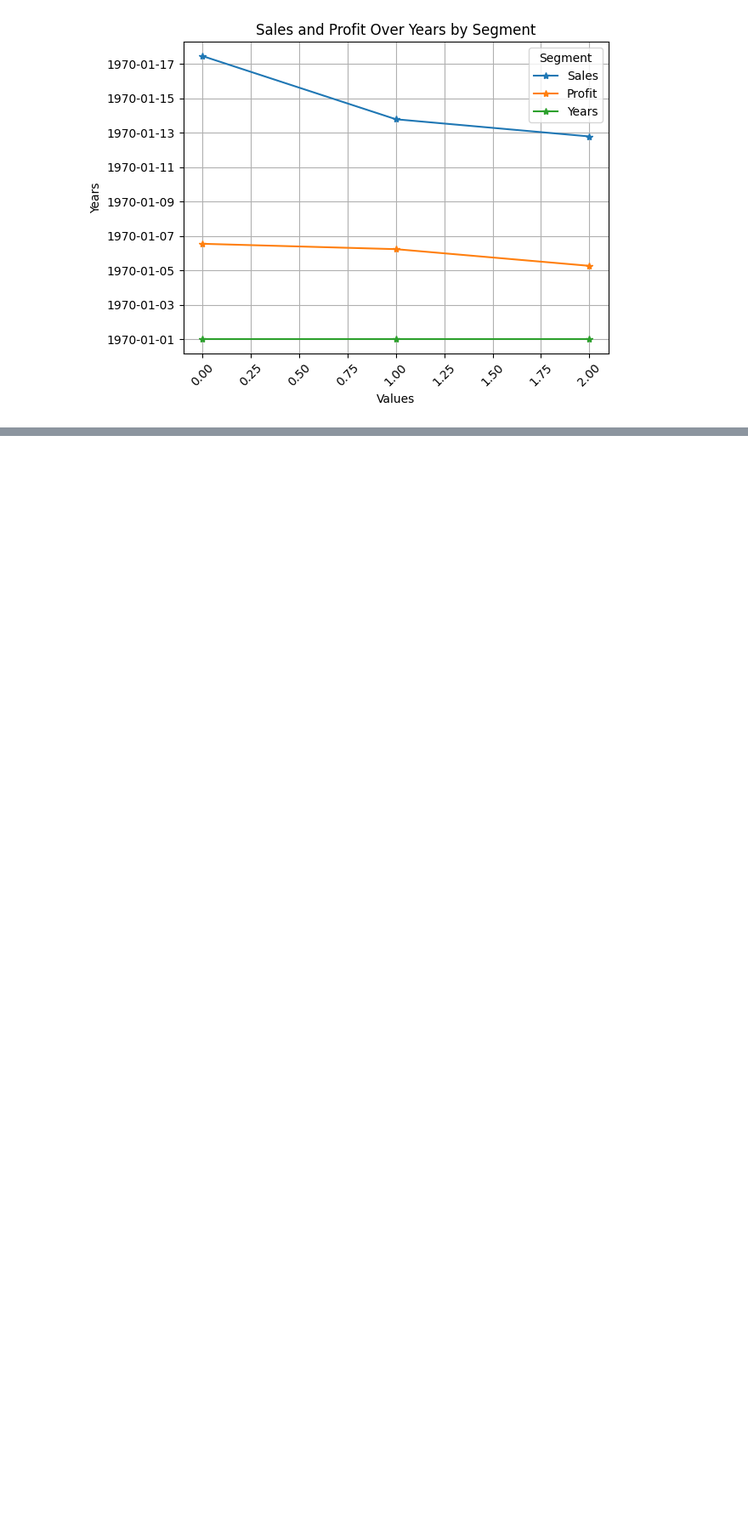
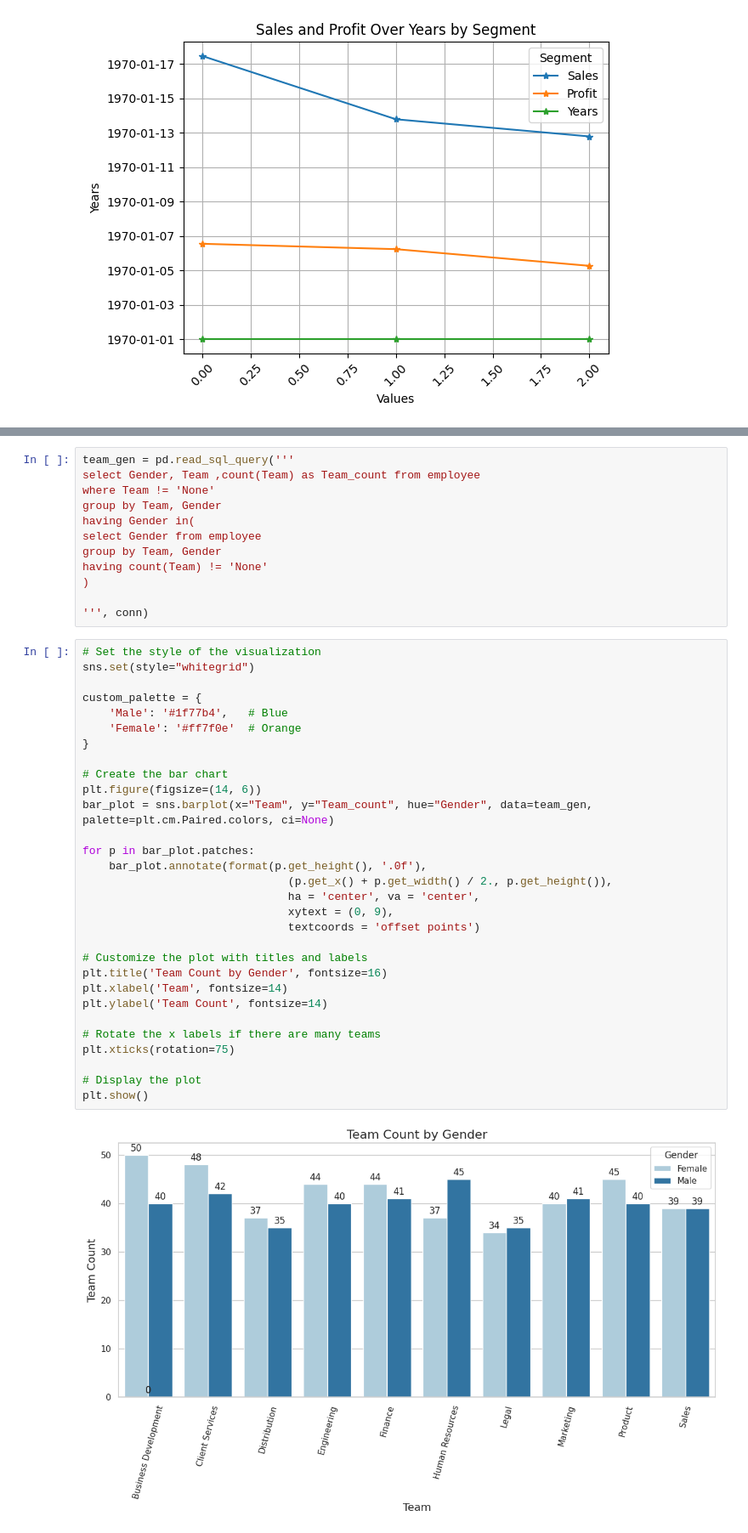
Before and after one commit to Jit562/SQL_Pandas_Analysis, a Jupyter notebook: SQL_PANDAS_Analysis.ipynb, the cells around one changed output, grey strips where cells are left out. Shown at 85% size. Drawn from its saved outputs; the diff is of its cells as text; blank space fills up the shorter version.

```diff
--- a/SQL_PANDAS_Analysis.ipynb
+++ b/SQL_PANDAS_Analysis.ipynb
@@ -285,0 +373,44 @@ plt.show()
+# %%
+team_gen = pd.read_sql_query('''
+select Gender, Team ,count(Team) as Team_count from employee
+where Team != 'None'
+group by Team, Gender
+having Gender in(
+select Gender from employee
+group by Team, Gender
+having count(Team) != 'None'
+)
+
+''', conn)
+# %%
+# Set the style of the visualization
+sns.set(style="whitegrid")
+
+custom_palette = {
+    'Male': '#1f77b4',   # Blue
+    'Female': '#ff7f0e'  # Orange
+}
+
+# Create the bar chart
+plt.figure(figsize=(14, 6))
+bar_plot = sns.barplot(x="Team", y="Team_count", hue="Gender", data=team_gen, palette=plt.cm.Paired.colors, ci=None)
+
+for p in bar_plot.patches:
+    bar_plot.annotate(format(p.get_height(), '.0f'),
+                               (p.get_x() + p.get_width() / 2., p.get_height()),
+                               ha = 'center', va = 'center',
+                               xytext = (0, 9),
+                               textcoords = 'offset points')
+
+# Customize the plot with titles and labels
+plt.title('Team Count by Gender', fontsize=16)
+plt.xlabel('Team', fontsize=14)
+plt.ylabel('Team Count', fontsize=14)
+
+# Rotate the x labels if there are many teams
+plt.xticks(rotation=75)
+
+# Display the plot
+plt.show()
+# %% [output]
+[figure, added]
```
Also changed, not shown: parts of 8 cells of this notebook.
